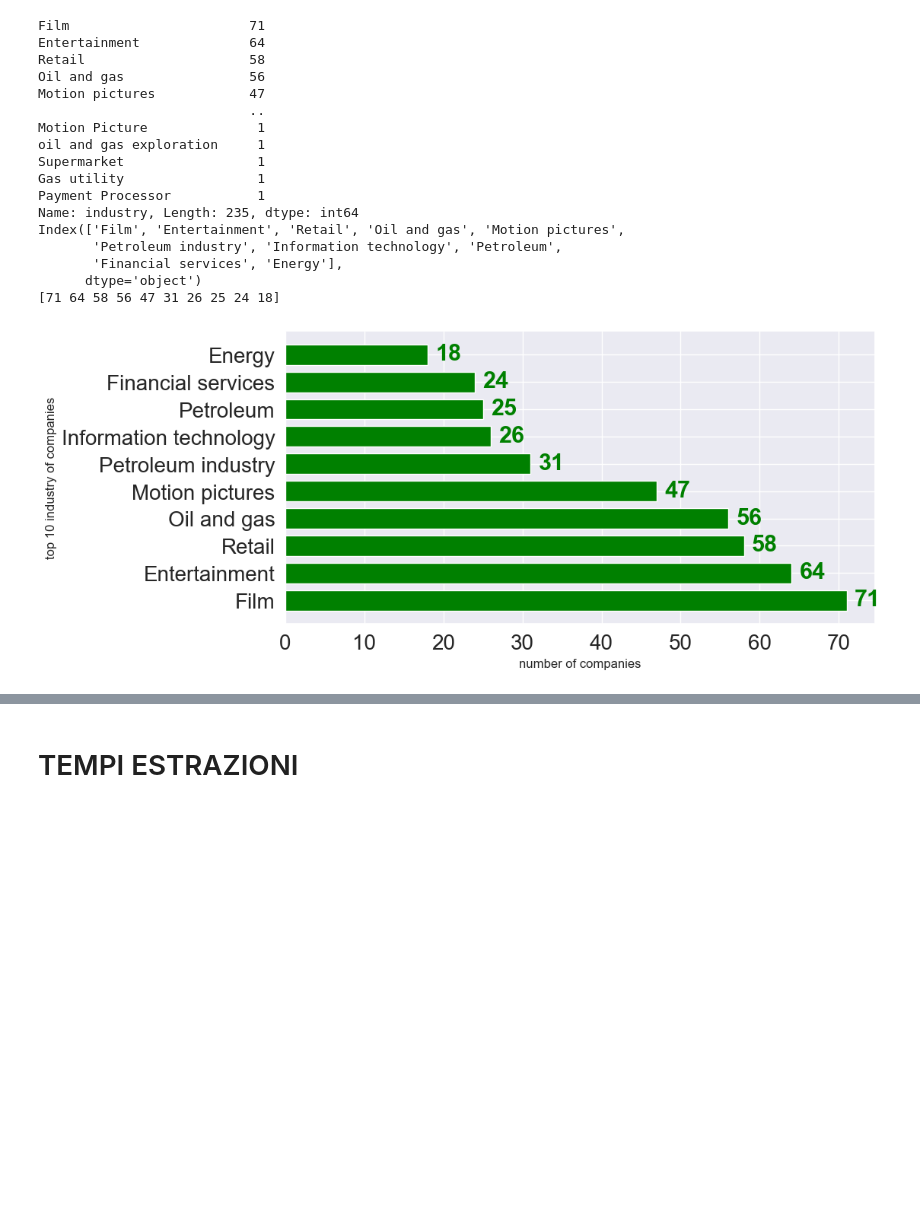
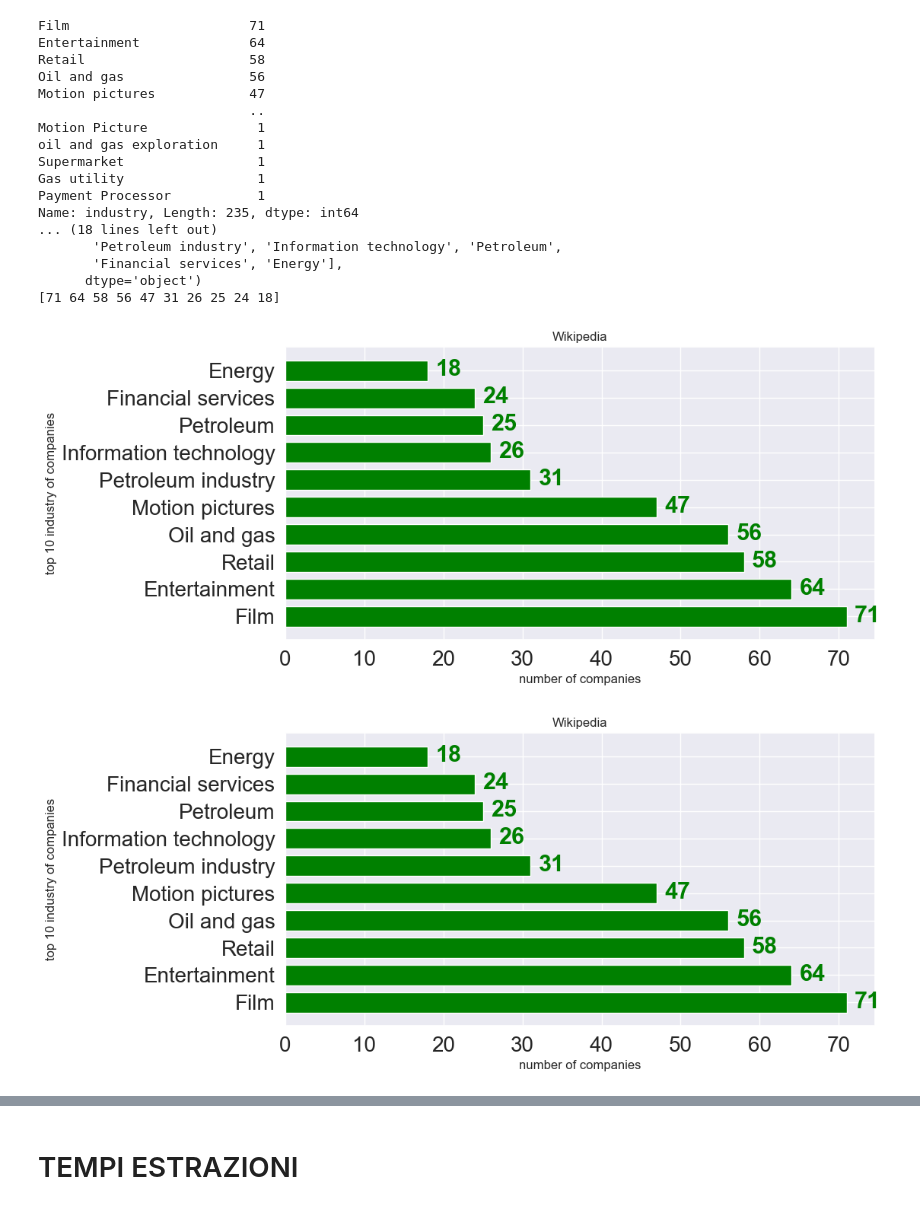
Before and after one commit to dedo99/Homework5, a Jupyter notebook: stats/wiki_stats.ipynb, the cells around one changed output, grey strips where cells are left out. Cells and saved outputs as stored; diff of their text form; code cells hidden in the pictures; blank space fills up the shorter version.

```diff
--- a/stats/wiki_stats.ipynb
+++ b/stats/wiki_stats.ipynb
@@ -142,35 +187,39 @@ print(values)
 fig, ax = plt.subplots()
 width = 0.75
 fig.set_size_inches(10, 5)
 ind = np.arange(len(values))
 ax.barh(keys, values, width, color = "green")
 plt.tick_params(axis='both', which='major', labelsize=20)
+plt.title('Wikipedia')
+
+
 
 for i, v in enumerate(values):
     ax.text(v + 1, i - 0.2, str(v),
             color = 'green', fontweight = 'bold')
 plt.ylabel("top 10 industry of companies")
 plt.xlabel("number of companies")
 plt.show()
 # %% [output]
 Film                       71
 Entertainment              64
 Retail                     58
 Oil and gas                56
 Motion pictures            47
                            ..
 Motion Picture              1
 oil and gas exploration     1
 Supermarket                 1
 Gas utility                 1
 Payment Processor           1
 Name: industry, Length: 235, dtype: int64
-Index(['Film', 'Entertainment', 'Retail', 'Oil and gas', 'Motion pictures',
+... (18 lines left out)
        'Petroleum industry', 'Information technology', 'Petroleum',
        'Financial services', 'Energy'],
       dtype='object')
 [71 64 58 56 47 31 26 25 24 18]
-[figure, old version]
+[figure, new version]
+[figure, added]
 # %%
 # to extract the first elements from list
 df.founded = df.founded.apply(lambda x: x[0] if x is not None else x)
```
Also changed, not shown: parts of 36 cells of this notebook, 2 other files.
